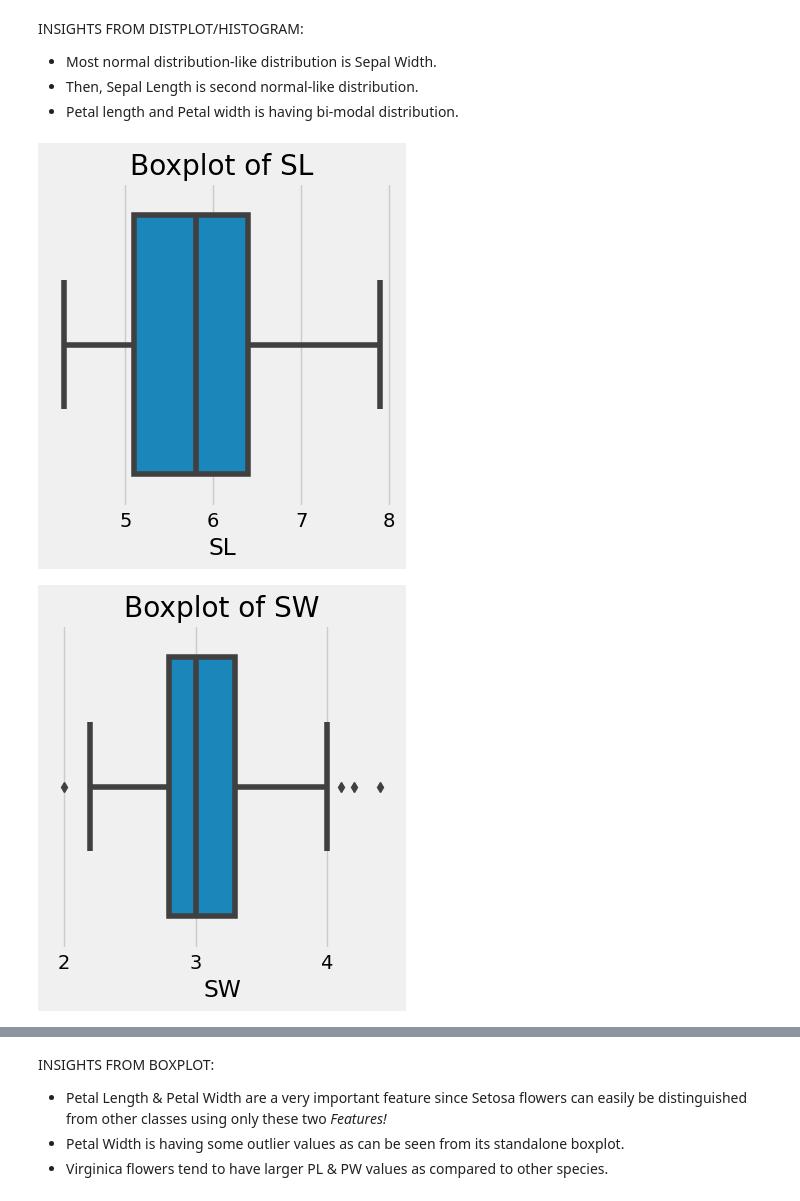
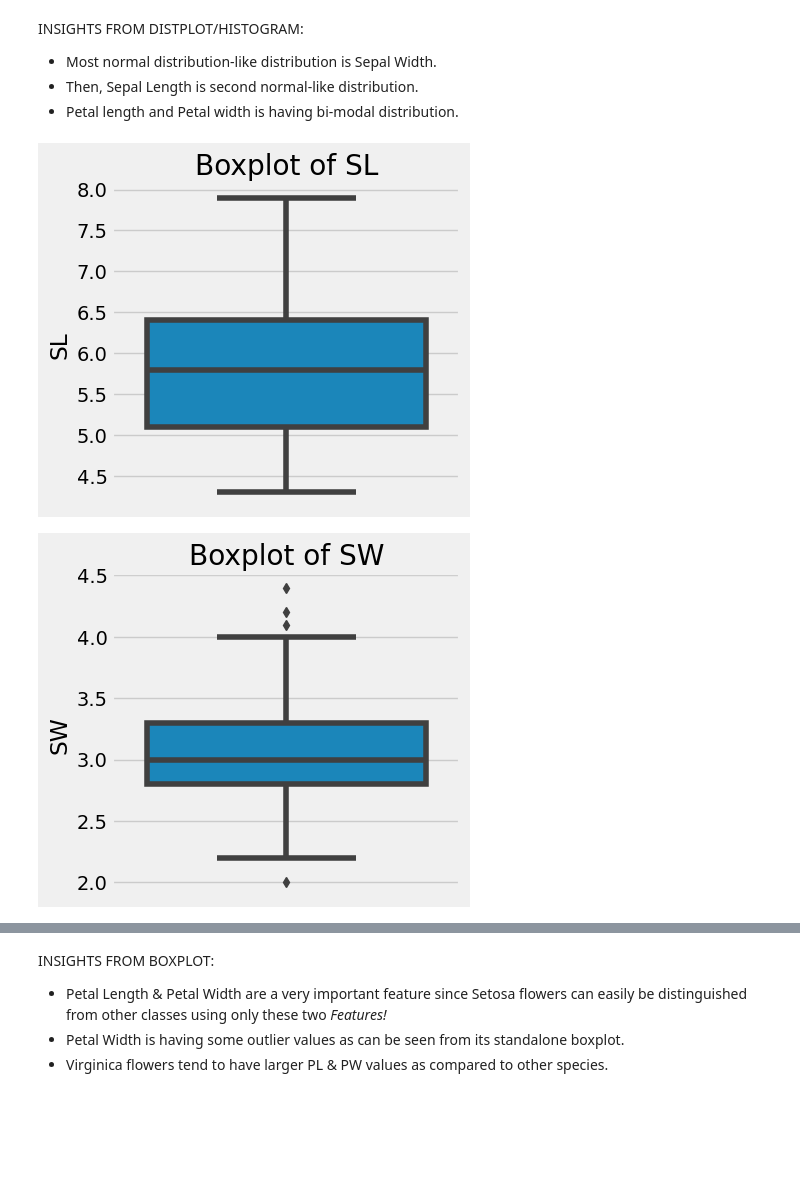
Before and after one commit to anuj-sali/Mastering-Machine-Learning, a Jupyter notebook: Data Science Project Template/iris_flower_classification/notebooks/2.0-as-exploring-processing-data.ipynb, the cells around one changed output, grey strips where cells are left out. Saved outputs shown, nothing was run; the diff lists cells and outputs as text; code cells hidden in the pictures; blank space fills up the shorter version.

```diff
--- a/Data Science Project Template/iris_flower_classification/notebooks/2.0-as-exploring-processing-data.ipynb
+++ b/Data Science Project Template/iris_flower_classification/notebooks/2.0-as-exploring-processing-data.ipynb
@@ -124,10 +125,10 @@ INSIGHTS FROM DISTPLOT/HISTOGRAM:
 # %%
 #Boxplot of numeric features:
 for i in numeric_data.columns:
     f, ax = plt.subplots(figsize=(4,4))
-    sns.boxplot(data=df, x=i, ax= ax)
+    sns.boxplot(data=df, y=i, ax= ax)
     ax.set_title("Boxplot of "+i)
     plt.show()
 # %% [output]
-[figure, old version]
+[figure, new version]
-[figure, old version]
+[figure, new version]
```
Also changed, not shown: parts of 7 cells of this notebook, 2 other files.
